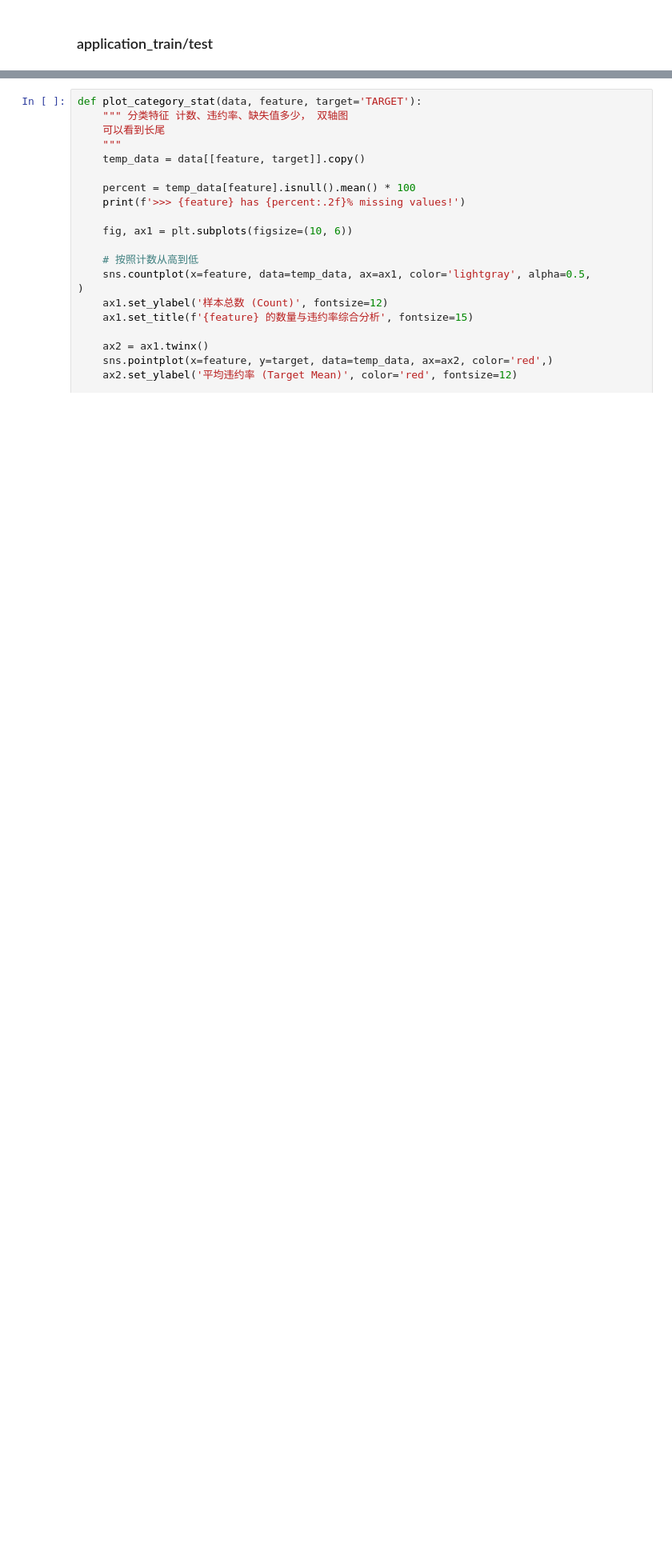
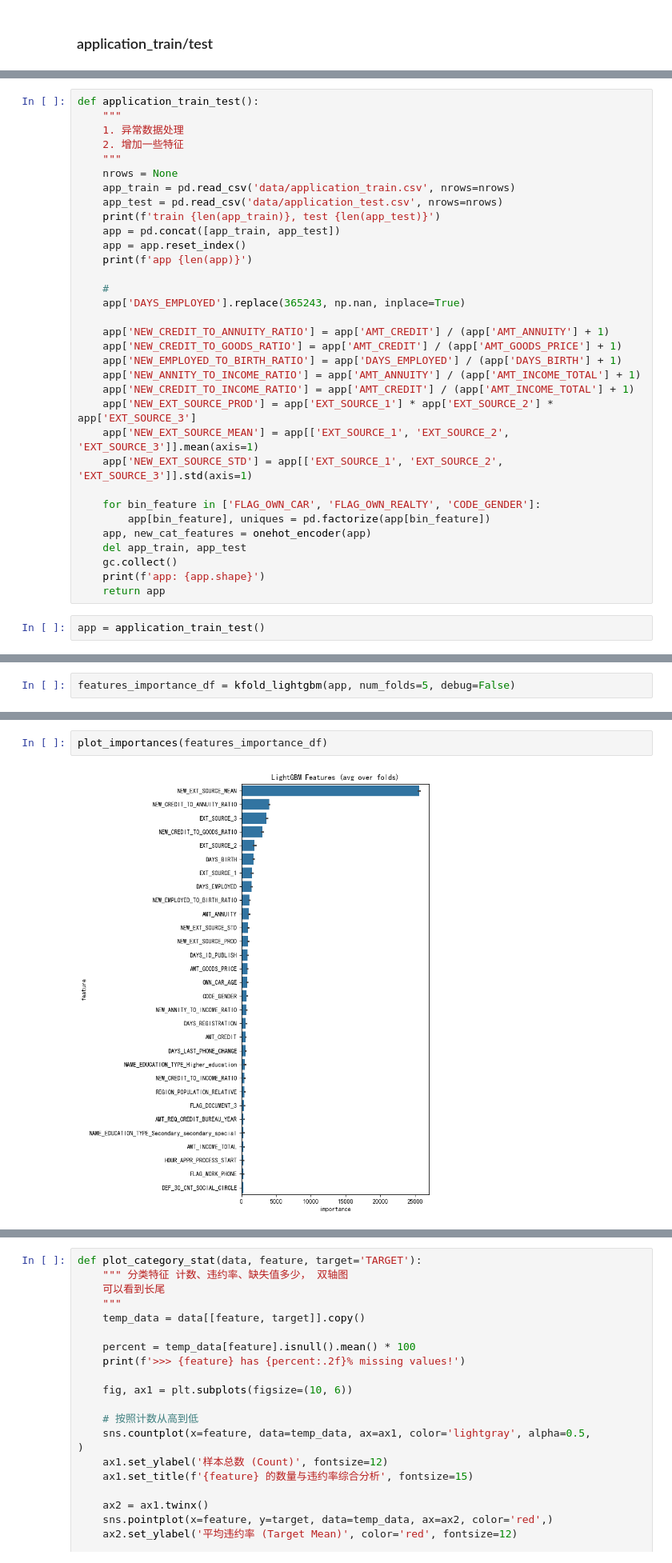
Before and after one commit to ddongzi/data-analysis, a Jupyter notebook: kaggle/Home_Credit_Default_Risk/05_better_menu_feature_enginer.ipynb, the cells around one changed output, grey strips where cells are left out. Shown at 80% size. Drawn from its saved outputs; the diff is of its cells as text; blank space fills up the shorter version.

```diff
--- a/kaggle/Home_Credit_Default_Risk/05_better_menu_feature_enginer.ipynb
+++ b/kaggle/Home_Credit_Default_Risk/05_better_menu_feature_enginer.ipynb
@@ -221,0 +344,35 @@ app 356255
+# %%
+def application_train_test():
+    """
+    1. 异常数据处理
+    2. 增加一些特征
+    """
+    nrows = None
+    app_train = pd.read_csv('data/application_train.csv', nrows=nrows)
+    app_test = pd.read_csv('data/application_test.csv', nrows=nrows)
+    print(f'train {len(app_train)}, test {len(app_test)}')
+    app = pd.concat([app_train, app_test])
+    app = app.reset_index()
+    print(f'app {len(app)}')
+
+    #
+    app['DAYS_EMPLOYED'].replace(365243, np.nan, inplace=True)
+
+    app['NEW_CREDIT_TO_ANNUITY_RATIO'] = app['AMT_CREDIT'] / (app['AMT_ANNUITY'] + 1)
+    app['NEW_CREDIT_TO_GOODS_RATIO'] = app['AMT_CREDIT'] / (app['AMT_GOODS_PRICE'] + 1)
+    app['NEW_EMPLOYED_TO_BIRTH_RATIO'] = app['DAYS_EMPLOYED'] / (app['DAYS_BIRTH'] + 1)
+    app['NEW_ANNITY_TO_INCOME_RATIO'] = app['AMT_ANNUITY'] / (app['AMT_INCOME_TOTAL'] + 1)
+    app['NEW_CREDIT_TO_INCOME_RATIO'] = app['AMT_CREDIT'] / (app['AMT_INCOME_TOTAL'] + 1)
+    app['NEW_EXT_SOURCE_PROD'] = app['EXT_SOURCE_1'] * app['EXT_SOURCE_2'] * app['EXT_SOURCE_3']
+    app['NEW_EXT_SOURCE_MEAN'] = app[['EXT_SOURCE_1', 'EXT_SOURCE_2', 'EXT_SOURCE_3']].mean(axis=1)
+    app['NEW_EXT_SOURCE_STD'] = app[['EXT_SOURCE_1', 'EXT_SOURCE_2', 'EXT_SOURCE_3']].std(axis=1)
+
+    for bin_feature in ['FLAG_OWN_CAR', 'FLAG_OWN_REALTY', 'CODE_GENDER']:
+        app[bin_feature], uniques = pd.factorize(app[bin_feature])
+    app, new_cat_features = onehot_encoder(app)
+    del app_train, app_test
+    gc.collect()
+    print(f'app: {app.shape}')
+    return app
+# %%
+app = application_train_test()
@@ -221,0 +383,2 @@ app 356255
+# %%
+features_importance_df = kfold_lightgbm(app, num_folds=5, debug=False)
@@ -221,0 +403,4 @@ app 356255
+# %%
+plot_importances(features_importance_df)
+# %% [output]
+[figure, added]
```
Also changed, not shown: parts of 96 cells of this notebook, 1 other file.
